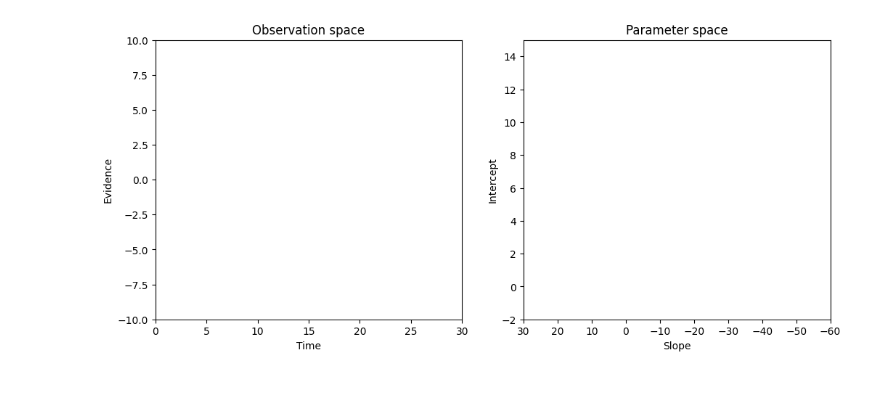
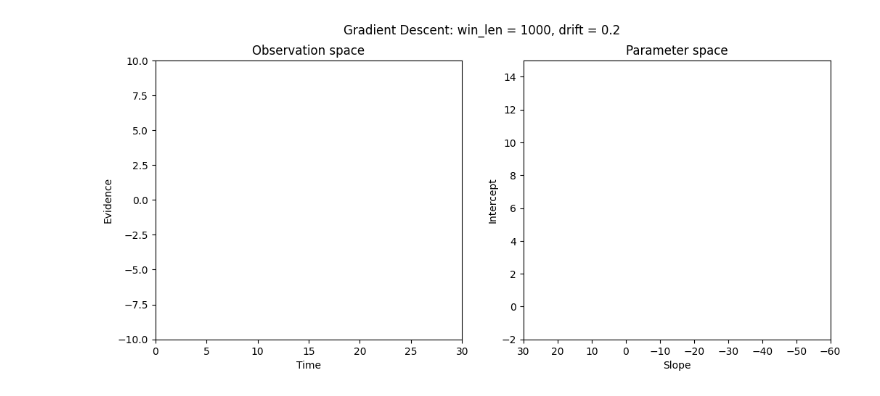
Before and after one commit to gammagit/policy_search, a Jupyter notebook: test_dynamics.ipynb, the cells around one changed output. Saved outputs shown, nothing was run; the diff lists cells and outputs as text; code cells hidden in the pictures.

```diff
--- a/test_dynamics.ipynb
+++ b/test_dynamics.ipynb
@@ -12,6 +13,12 @@ from matplotlib import rc
 fig = plt.figure(figsize=(12,5))
 ax1 = plt.subplot(1,2,1) # Two subplots: first one shows walks
 ax2 = plt.subplot(1,2,2) # second one shows navigation on reward landscape
+obs_params = obs.get_gen_params()
+gen_params = gen.get_params()
+if obs_params['update_method'] == 'grad':
+    plt.suptitle('Gradient Descent: win_len = {}, drift = {}'.format(obs_params['win_len'], gen_params['eps']))
+elif obs_params['update_method'] == 'greedy':
+    plt.suptitle('Epsilon Greedy: win_len = {}, drift = {}, eps = {}'.format(obs_params['win_len'], gen_params['eps'], obs_params['greedy_eps']))
 
 ax1.set_xlim((0, 30))
 ax1.set_ylim((-10, 10))
@@ -57,46 +64,56 @@ def draw_frame(update, prev_bound):
     true_states = update[3]
     rr = update[4]
 
+    ### Hack: because logic for which walks to show for update slightly different for greedy and grad methods
+    if obs.get_gen_params()['update_method'] == 'grad':
+        use_bound = prev_bound
+    else:
+        use_bound = new_bound
+
     ### Plot thresholds and walks
     xvals = np.arange(0, 30)
-    yvals = obs.compute_thresh_time(prev_bound, max_step=30)
+    yvals = obs.compute_thresh_time(use_bound, max_step=30)
     thresh_zero = np.where(yvals < 0)[0] # indices where threshold below x-axis
     if thresh_zero.size != 0: # threshold does cross x-axis
         xvals = xvals[0:thresh_zero[0]] # don't draw threshold beyond where it crosses x-axis
         yvals = yvals[0:thresh_zero[0]]
     pos_thresh.set_data(xvals, yvals) # upper bound
     neg_thresh.set_data(xvals, -1*yvals) # lower bound
     for ii in range(obs.get_window_len()):
         yvals_ii = walks[ii]
         xvals_ii = np.arange(0, len(yvals_ii))
         walk_lines[ii].set_data(xvals_ii, yvals_ii)
         if decisions[ii] == true_states[ii]:
             decision_pts[ii].set_data(len(walks[ii])-1, walks[ii][-1])
             decision_pts[ii].set_color('#00ff0060')
         else:
             decision_pts[ii].set_data(len(walks[ii])-1, walks[ii][-1])
             decision_pts[ii].set_color('#ff000060')
 
     ### Plot current bound in parameter space
-    curr_bound.set_data(prev_bound[0], prev_bound[1])
-    traj_x.append(prev_bound[0])
-    traj_y.append(prev_bound[1])
+    curr_bound.set_data(use_bound[0], use_bound[1])
+    traj_x.append(use_bound[0])
+    traj_y.append(use_bound[1])
     bound_traj.set_data(traj_x, traj_y)
-    rr_text.set_text('RR = {0:.1f}'.format(rr))
+    rr_text.set_text('RR = {0:.2f}'.format(rr))
 
 
 
 def animate(frame_num):
     ''' This function is called on each frame update
     '''
     global prev_bound # use the global variable as this variable will be updated at each frame
+    global rr_seq # memory of RRs experienced - global as need to be added to at each iteration
 
-    update = obs.update_bound(prev_bound) # update the bound based on update algorightm (e.g. gradient descent)
+    update = obs.update_bound(prev_bound, rr_seq) # update the bound based on update algorightm (e.g. gradient descent)
     draw_frame(update, prev_bound)
     prev_bound = update[0] # update[0] = new_bound
+    if obs.get_gen_params()['update_method'] == 'greedy':
+        rr_seq = update[-1]
+        # print('rr_seq = {}, avg = {}\n'.format(rr_seq, sum(rr_seq)/len(rr_seq)))
     return (walk_lines, decision_pts)
 # %% [output]
-[figure, old version]
+[figure, new version]
 # %%
 ### Create the animation
 params = obs.get_gen_params()
```
Also changed, not shown: parts of 3 cells of this notebook, 2 other files.
